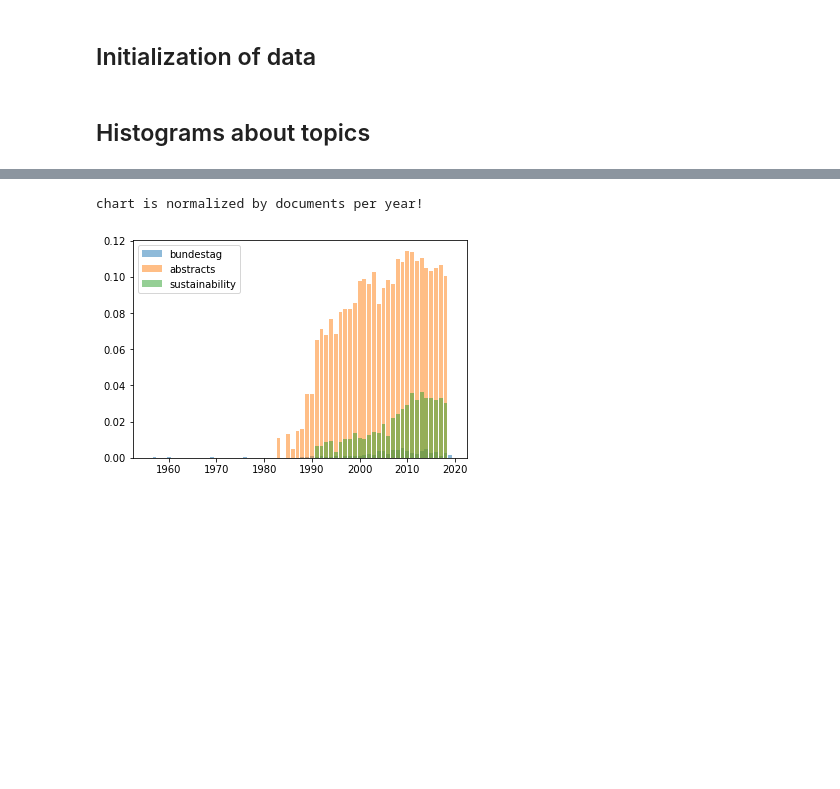
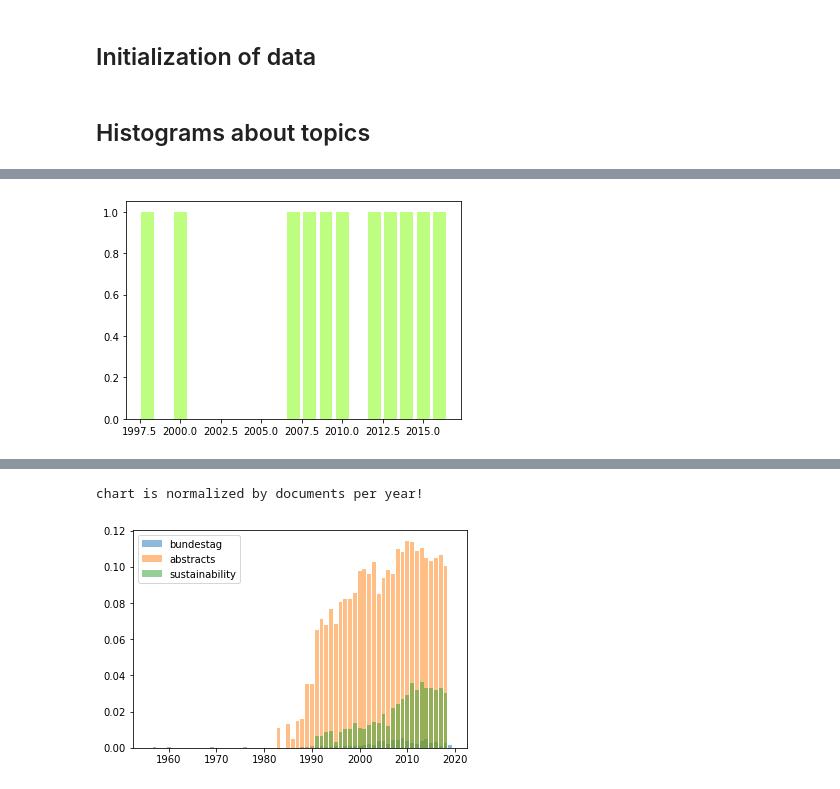
Before and after one commit to philipptrenz/climate-keywords, a Jupyter notebook: pipeline.ipynb, the cells around one changed output, grey strips where cells are left out. Drawn from its saved outputs; the diff is of its cells as text; code cells hidden in the pictures; blank space fills up the shorter version.

```diff
--- a/pipeline.ipynb
+++ b/pipeline.ipynb
@@ -65,3 +72,7 @@ chart is normalized by documents per year!
+# %%
+show_state_of_the_union_for_topics(topics=['climate change'])
+# %% [output]
+[figure, added]
 # %%
 show_histogram_for_topics(["kohlenstoffdioxid", "carbon dioxide", "co2"], y_scale="linear")
 # %% [output]
```
Also changed, not shown: parts of 8 cells of this notebook, 2 other files.
